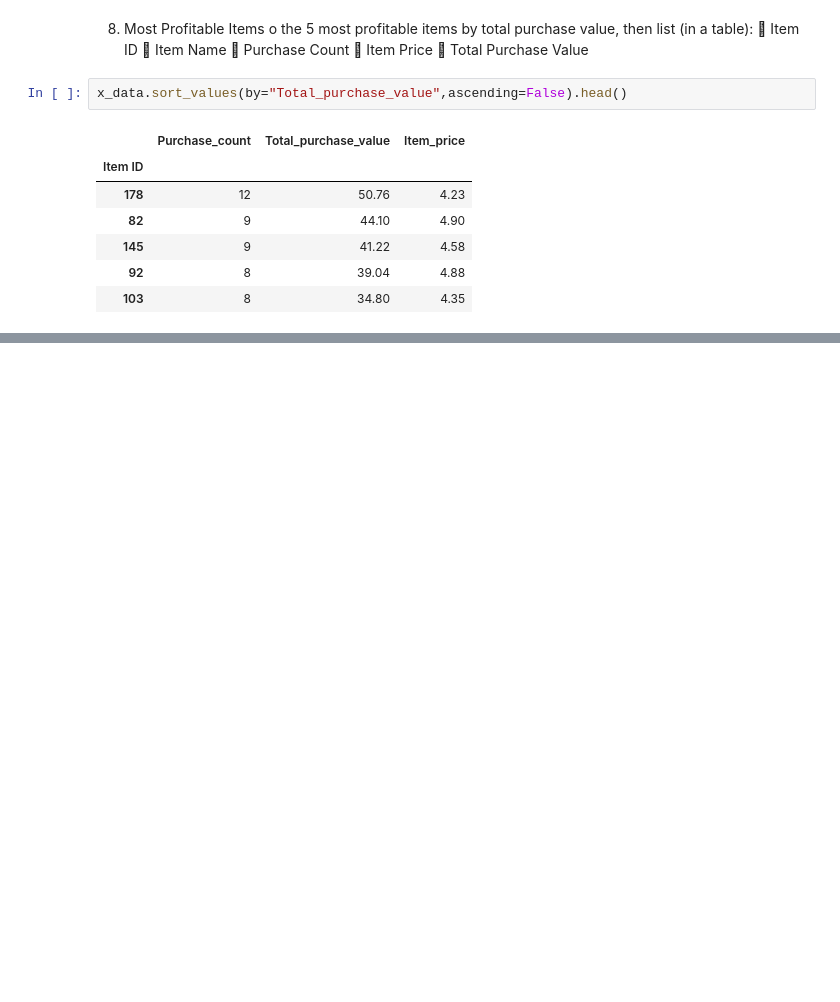
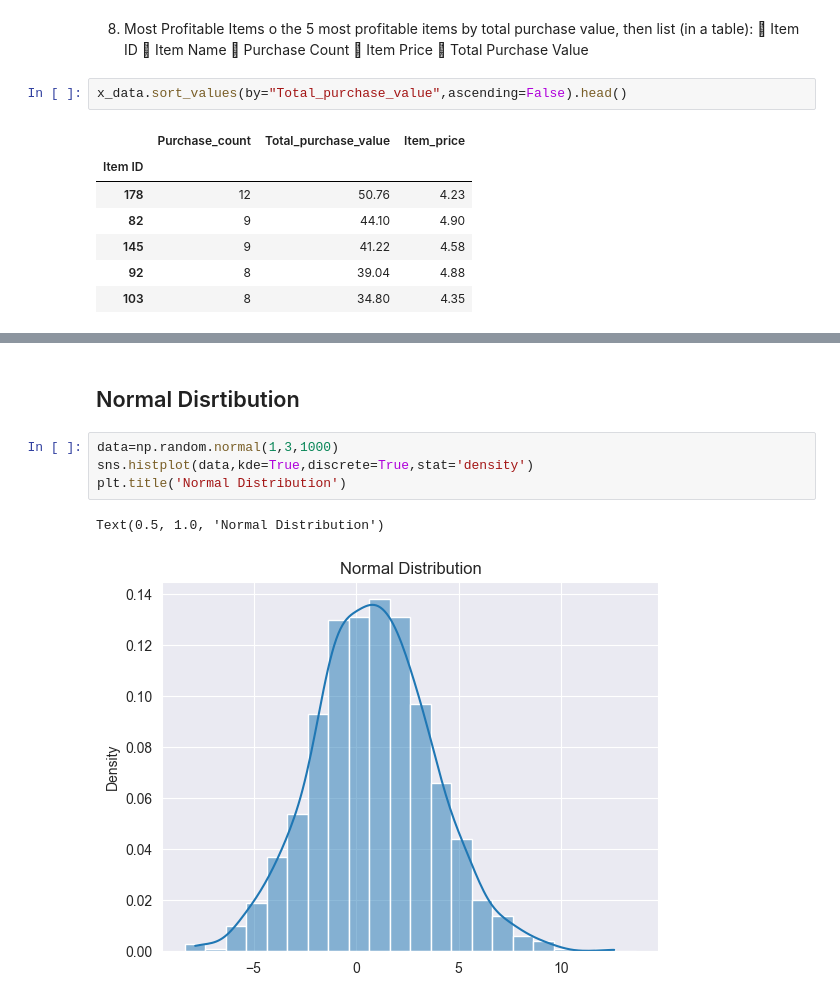
Before and after one commit to gpgaikwad576/DAIAugust2025, a Jupyter notebook: Python/Anurag/Data Analysis/Assigments/Assigment9.ipynb, the cells around one changed output, grey strips where cells are left out. Drawn from its saved outputs; the diff is of its cells as text; blank space fills up the shorter version.

```diff
--- a/Python/Anurag/Data Analysis/Assigments/Assigment9.ipynb
+++ b/Python/Anurag/Data Analysis/Assigments/Assigment9.ipynb
@@ -401,0 +423,9 @@ x_data.sort_values(by="Total_purchase_value",ascending=False).head()
+# %% [markdown]
+## Normal Disrtibution
+# %%
+data=np.random.normal(1,3,1000)
+sns.histplot(data,kde=True,discrete=True,stat='density')
+plt.title('Normal Distribution')
+# %% [output]
+Text(0.5, 1.0, 'Normal Distribution')
+[figure, added]
```
Also changed, not shown: parts of 9 cells of this notebook, 3 other files.
